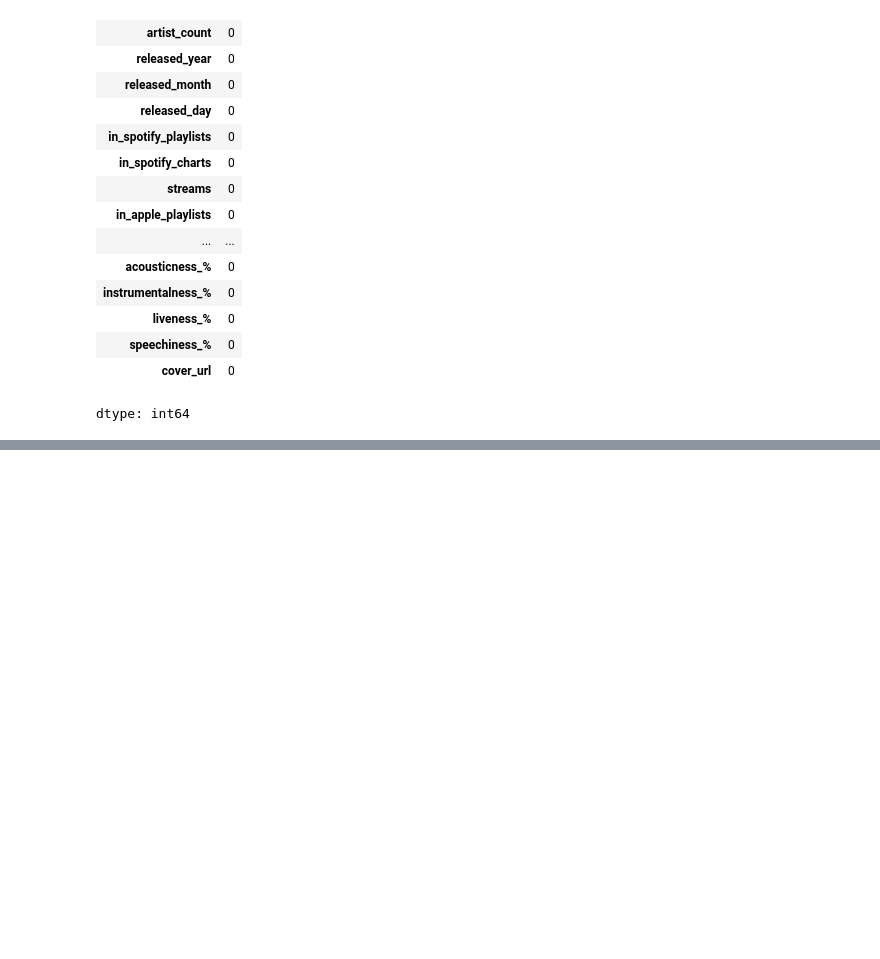
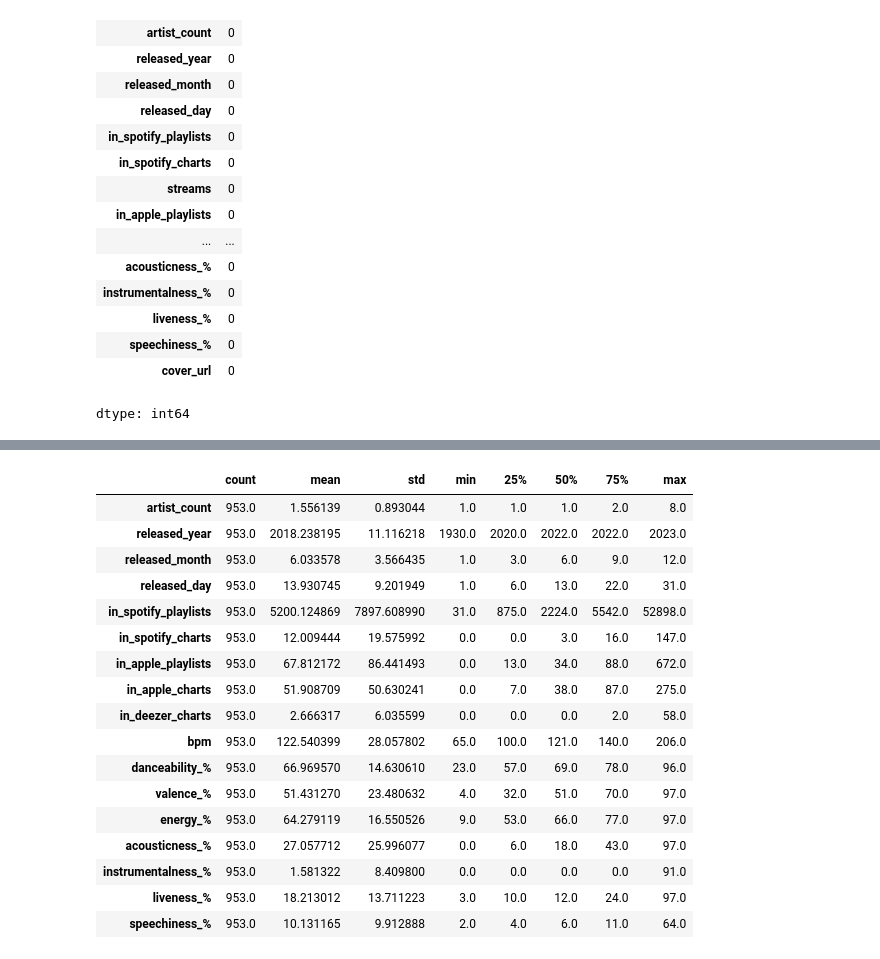
Before and after one commit to davneesh/Spotify-Analytics, a Jupyter notebook: spotify_analytics.ipynb, the cells around one changed output, grey strips where cells are left out. Saved outputs shown, nothing was run; the diff lists cells and outputs as text; code cells hidden in the pictures; blank space fills up the shorter version.

```diff
--- a/spotify_analytics.ipynb
+++ b/spotify_analytics.ipynb
@@ -75,3 +75,5 @@ pd.isnull(spotify).sum()
 | speechiness_% | 0 |
 | cover_url | 0 |
 dtype: int64
+# %%
+sorted_data = spotify.sort_values('streams', ascending= True)
@@ -77,0 +96,21 @@ dtype: int64
+# %%
+sorted_data.describe().transpose()
+# %% [output]
+|  | count | mean | std | min | 25% | 50% | 75% | max |
+| artist_count | 953.0 | 1.556139 | 0.893044 | 1.0 | 1.0 | 1.0 | 2.0 | 8.0 |
+| released_year | 953.0 | 2018.238195 | 11.116218 | 1930.0 | 2020.0 | 2022.0 | 2022.0 | 2023.0 |
+| released_month | 953.0 | 6.033578 | 3.566435 | 1.0 | 3.0 | 6.0 | 9.0 | 12.0 |
+| released_day | 953.0 | 13.930745 | 9.201949 | 1.0 | 6.0 | 13.0 | 22.0 | 31.0 |
+| in_spotify_playlists | 953.0 | 5200.124869 | 7897.608990 | 31.0 | 875.0 | 2224.0 | 5542.0 | 52898.0 |
+| in_spotify_charts | 953.0 | 12.009444 | 19.575992 | 0.0 | 0.0 | 3.0 | 16.0 | 147.0 |
+| in_apple_playlists | 953.0 | 67.812172 | 86.441493 | 0.0 | 13.0 | 34.0 | 88.0 | 672.0 |
+| in_apple_charts | 953.0 | 51.908709 | 50.630241 | 0.0 | 7.0 | 38.0 | 87.0 | 275.0 |
+| in_deezer_charts | 953.0 | 2.666317 | 6.035599 | 0.0 | 0.0 | 0.0 | 2.0 | 58.0 |
+| bpm | 953.0 | 122.540399 | 28.057802 | 65.0 | 100.0 | 121.0 | 140.0 | 206.0 |
+| danceability_% | 953.0 | 66.969570 | 14.630610 | 23.0 | 57.0 | 69.0 | 78.0 | 96.0 |
+| valence_% | 953.0 | 51.431270 | 23.480632 | 4.0 | 32.0 | 51.0 | 70.0 | 97.0 |
+| energy_% | 953.0 | 64.279119 | 16.550526 | 9.0 | 53.0 | 66.0 | 77.0 | 97.0 |
+| acousticness_% | 953.0 | 27.057712 | 25.996077 | 0.0 | 6.0 | 18.0 | 43.0 | 97.0 |
+| instrumentalness_% | 953.0 | 1.581322 | 8.409800 | 0.0 | 0.0 | 0.0 | 0.0 | 91.0 |
+| liveness_% | 953.0 | 18.213012 | 13.711223 | 3.0 | 10.0 | 12.0 | 24.0 | 97.0 |
+| speechiness_% | 953.0 | 10.131165 | 9.912888 | 2.0 | 4.0 | 6.0 | 11.0 | 64.0 |
```
Also changed, not shown: parts of 1 cell of this notebook.
